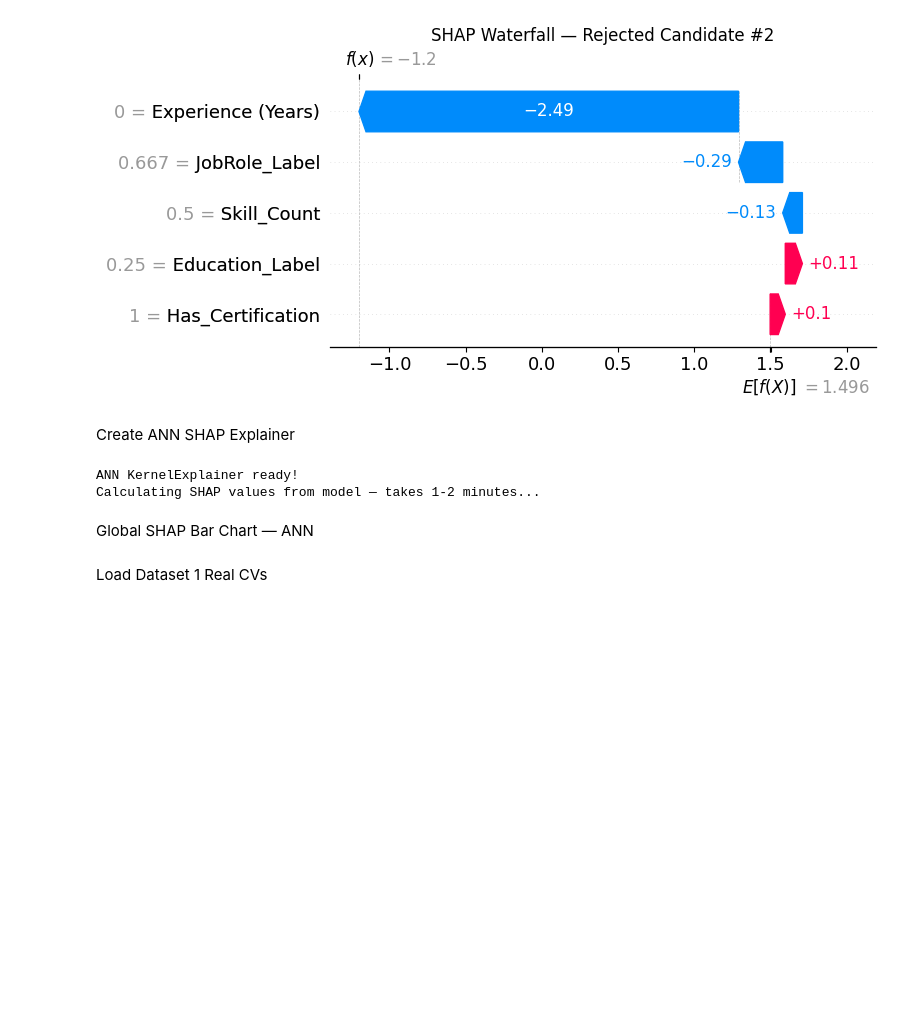
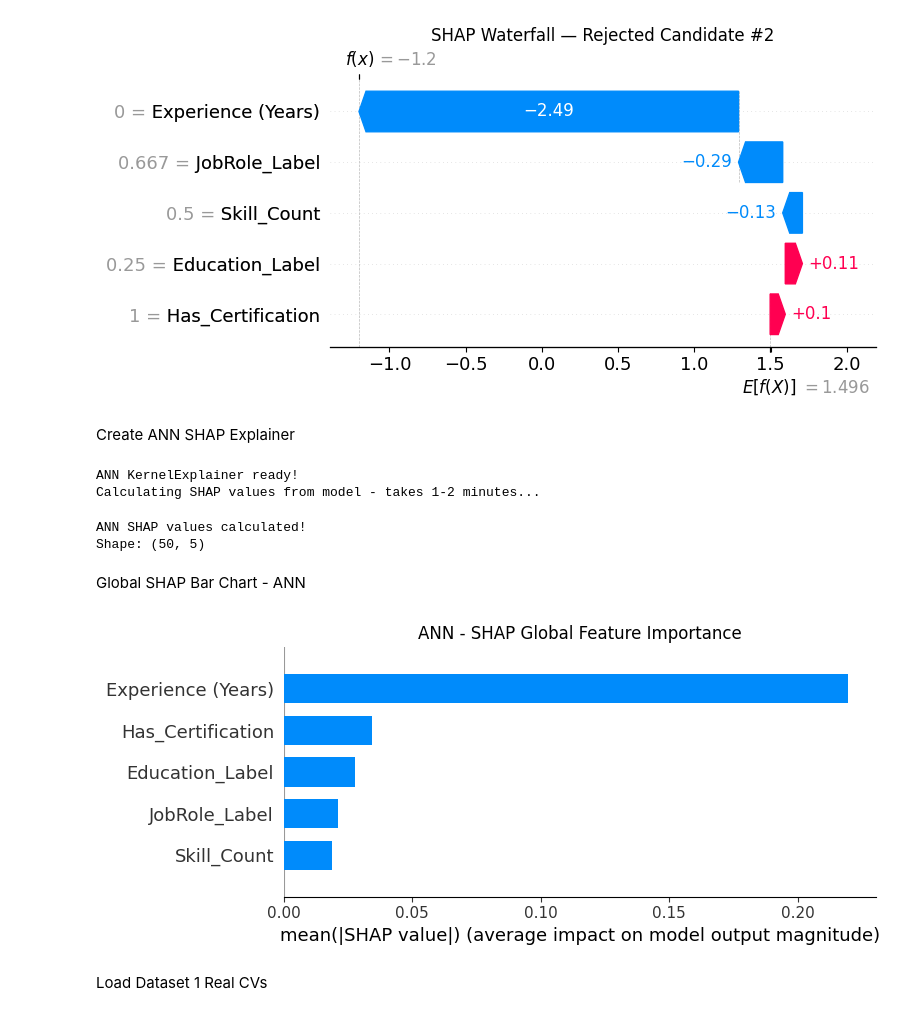
Before and after one commit to WaruniPerera27/Smart-Recruitment-Analytics-Platform, a Jupyter notebook: Smart_Recruitment_Analytics_Platform.ipynb, the cells around one changed output. Cells and saved outputs as stored; diff of their text form; code cells hidden in the pictures; blank space fills up the shorter version.

Commit message:
Add Sections 7 and 8 - SHAP and Fairness

```diff
--- a/Smart_Recruitment_Analytics_Platform.ipynb
+++ b/Smart_Recruitment_Analytics_Platform.ipynb
@@ -2205,7 +2235,7 @@ def ann_predict(data):
 explainer_ann = shap.KernelExplainer(ann_predict, background)
 
 print('ANN KernelExplainer ready!')
-print('Calculating SHAP values from model — takes 1-2 minutes...')
+print('Calculating SHAP values from model - takes 1-2 minutes...')
 
 shap_values_ann = explainer_ann.shap_values(
     X_test_ann_shap_df.iloc[:50],
@@ -2216,23 +2246,27 @@ print('ANN SHAP values calculated!')
 print(f'Shape: {shap_values_ann.shape}')
 # %% [output]
 ANN KernelExplainer ready!
-Calculating SHAP values from model — takes 1-2 minutes...
+Calculating SHAP values from model - takes 1-2 minutes...
+ANN SHAP values calculated!
+Shape: (50, 5)
 # %% [markdown]
-Global SHAP Bar Chart — ANN
+Global SHAP Bar Chart - ANN
 # %%
 plt.figure()
 shap.summary_plot(
     shap_values_ann,
     X_test_ann_shap_df.iloc[:50],
     feature_names = FEATURES,
     plot_type     = 'bar',
     show          = False
 )
-plt.title('ANN — SHAP Global Feature Importance')
+plt.title('ANN - SHAP Global Feature Importance')
 plt.tight_layout()
 plt.show()
 
 print()
+# %% [output]
+[figure, added]
 # %% [markdown]
 Load Dataset 1 Real CVs
 # %%
```
Also changed, not shown: parts of 21 cells of this notebook, 1 other file.
